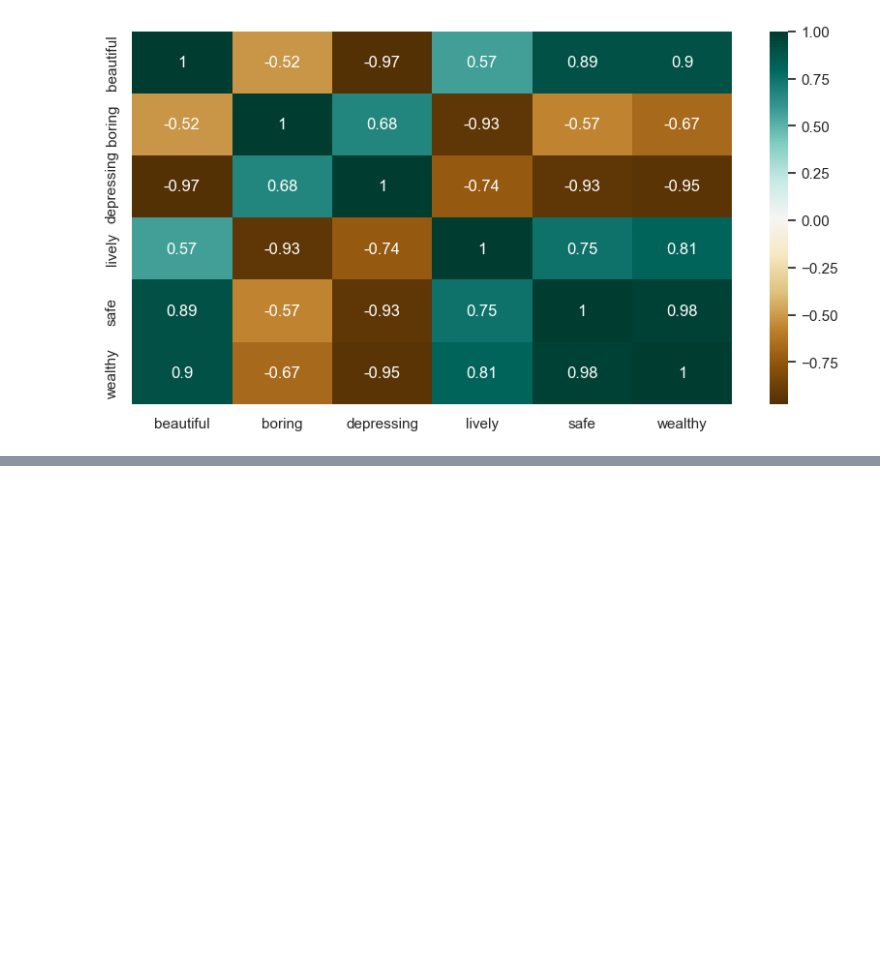
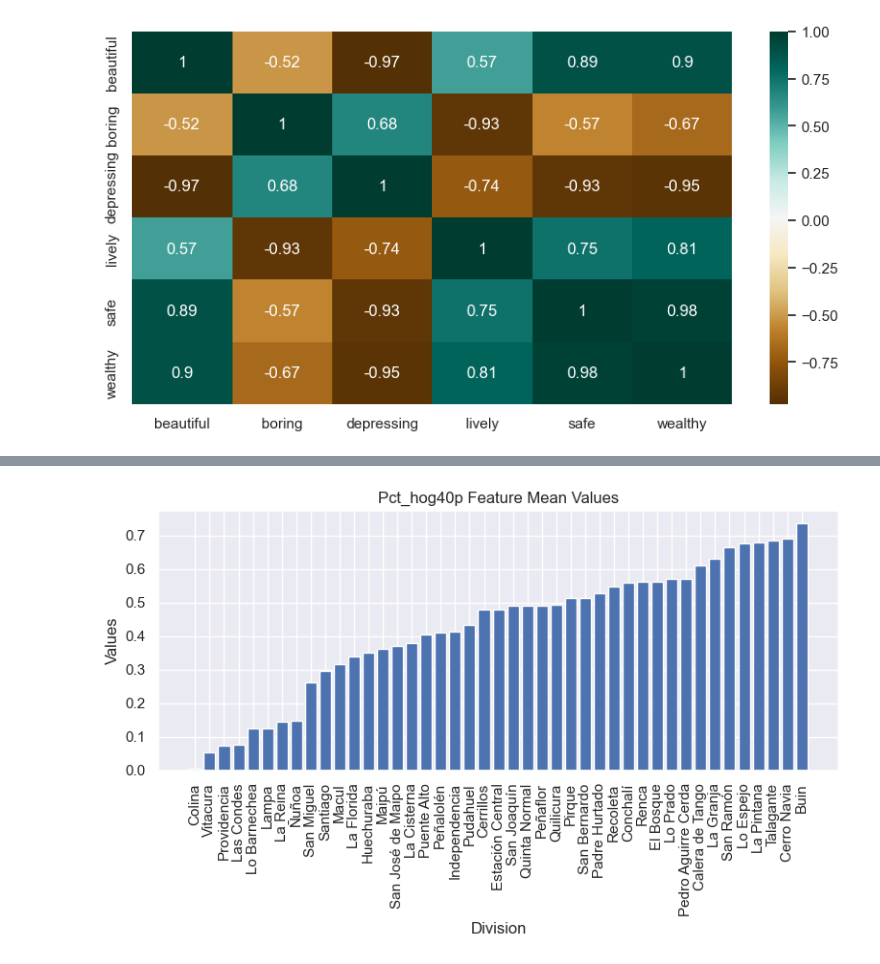
Before and after one commit to MaxOjeda/GNN-Socioeconomic-Prediction, a Jupyter notebook: Exploratory_Data_Analysis.ipynb, the cells around one changed output, grey strips where cells are left out. Drawn from its saved outputs; the diff is of its cells as text; code cells hidden in the pictures; blank space fills up the shorter version.

```diff
--- a/Exploratory_Data_Analysis.ipynb
+++ b/Exploratory_Data_Analysis.ipynb
@@ -124,0 +140,4 @@ sns.heatmap(c,cmap="BrBG",annot=True)
+# %%
+plot_features_mean("pct_hog40p", save_img=False)
+# %% [output]
+[figure, added]
```
Also changed, not shown: parts of 8 cells of this notebook, 8 other files.
